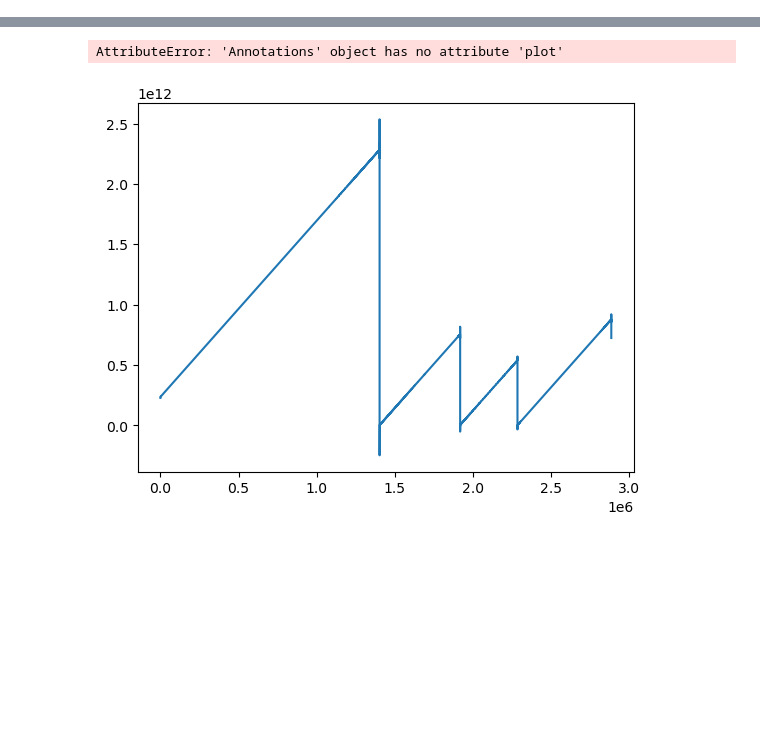
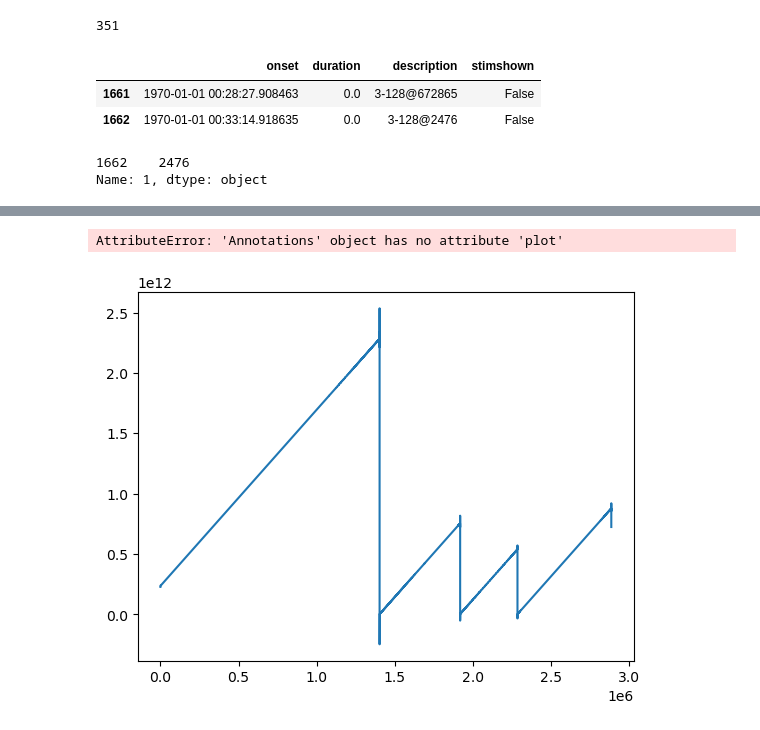
Before and after one commit to s-ccs/2024FreeViewingMSCOCO, a Jupyter notebook: scripts/inspect_raw_data.ipynb, the cells around one changed output, grey strips where cells are left out. Drawn from its saved outputs; the diff is of its cells as text; code cells hidden in the pictures; blank space fills up the shorter version.

```diff
--- a/scripts/inspect_raw_data.ipynb
+++ b/scripts/inspect_raw_data.ipynb
@@ -5,0 +11,8 @@ raw = mne.io.read_raw_eeglab(p)
+# %%
+ev = raw.annotations.to_data_frame()
+# %%
+ev["stimshown"] = ev.description.str.contains("trigger=02")
+# %%
+ev.stimshown.sum()
+# %% [output]
+351
@@ -5,0 +21,12 @@ raw = mne.io.read_raw_eeglab(p)
+# %%
+ev.iloc[1:1661].stimshown.sum()
+ev.iloc[1661:1663]
+# %% [output]
+|  | onset | duration | description | stimshown |
+| 1661 | 1970-01-01 00:28:27.908463 | 0.0 | 3-128@672865 | False |
+| 1662 | 1970-01-01 00:33:14.918635 | 0.0 | 3-128@2476 | False |
+# %%
+ev.description.str.split("3-",expand=True)[1].str.split("@",expand=True)[1].dropna().iloc[1573:1574]
+# %% [output]
+1662    2476
+Name: 1, dtype: object
```
Also changed, not shown: parts of 9 cells of this notebook.
